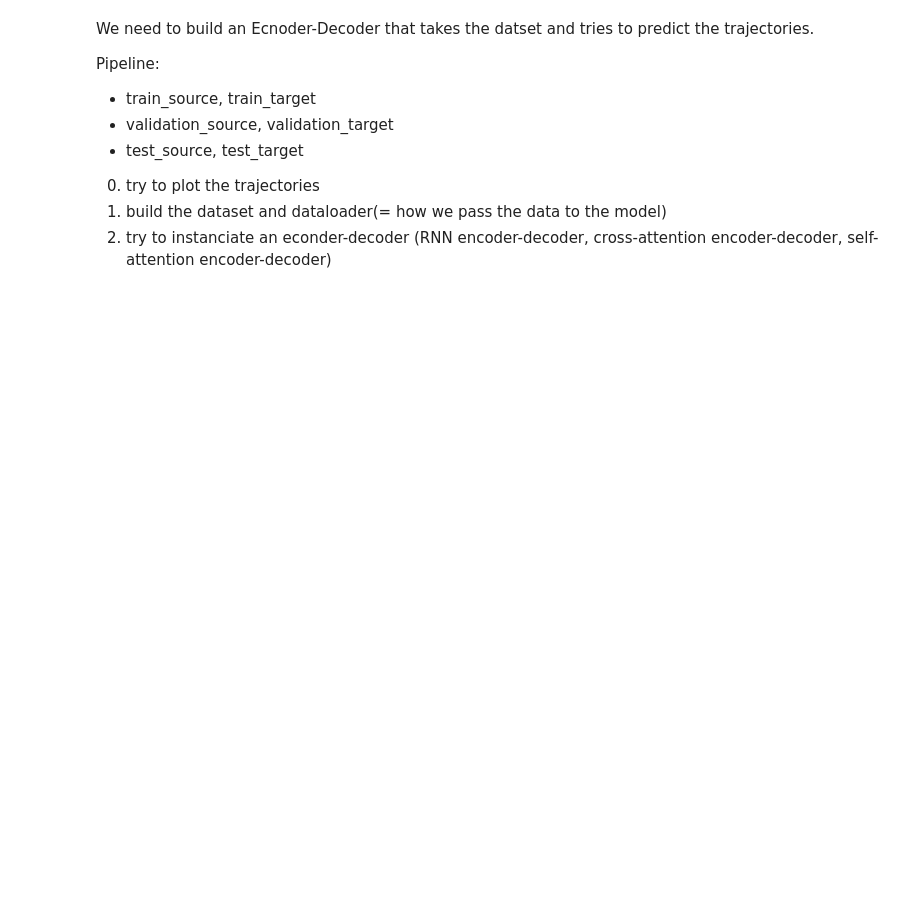
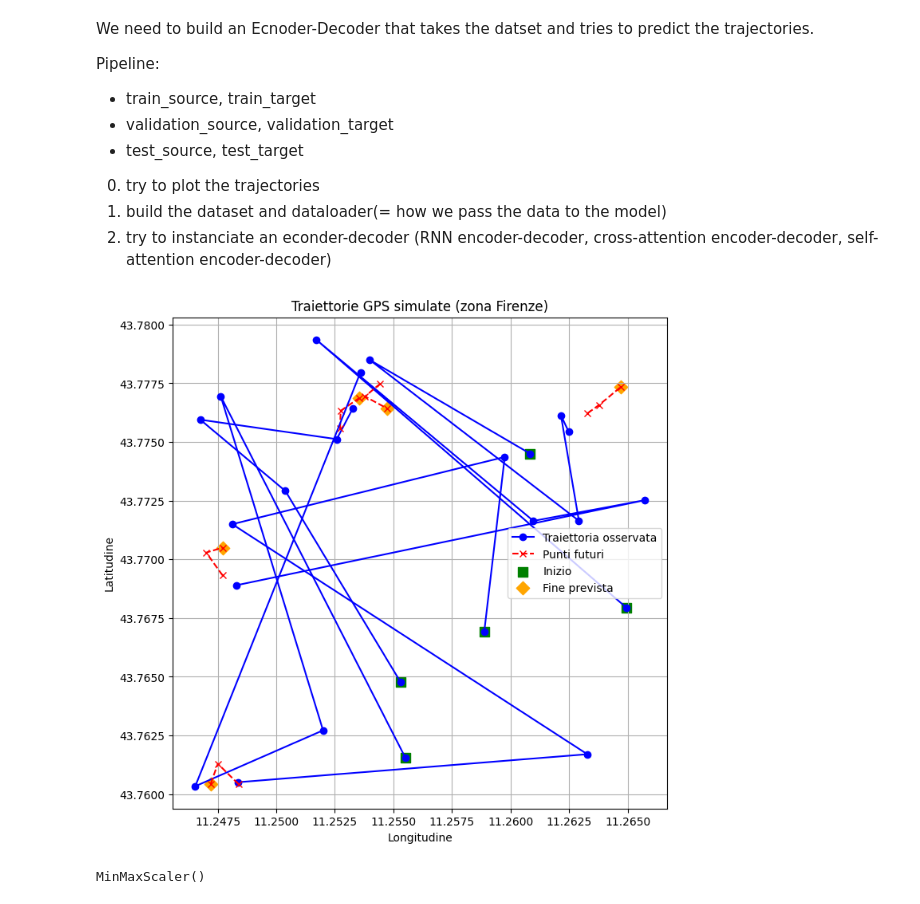
Before and after one commit to MatteoBollecchino/Corsi_Magistrale_SST, a Jupyter notebook: MLSA/AA20252026/notebooks/Lecture_5_Seq2Seq_with_Example.ipynb, the cells around one changed output. Cells and saved outputs as stored; diff of their text form; code cells hidden in the pictures; blank space fills up the shorter version.

```diff
--- a/MLSA/AA20252026/notebooks/Lecture_5_Seq2Seq_with_Example.ipynb
+++ b/MLSA/AA20252026/notebooks/Lecture_5_Seq2Seq_with_Example.ipynb
@@ -2193,3 +2195,43 @@ Pipeline:
 0) try to plot the trajectories
 1) build the dataset and dataloader(= how we pass the data to the model)
 2) try to instanciate an econder-decoder (RNN encoder-decoder, cross-attention encoder-decoder, self-attention encoder-decoder)
+# %%
+import numpy as np
+import matplotlib.pyplot as plt
+# Supponiamo di avere già i dati generati:
+# train_gps_sequences_with_time_np, train_gps_next_points_with_time_np
+# valid_gps_sequences_with_time_np, valid_gps_next_points_with_time_np
+# test_gps_sequences_with_time_np, test_gps_next_points_with_time_np
+
+def plot_gps_trajectories(sequences, next_points, num_to_plot=5):
+    """
+    Visualizza alcune traiettorie GPS con i rispettivi punti futuri.
+    """
+    plt.figure(figsize=(8, 8))
+    num_to_plot = min(num_to_plot, len(sequences))
+
+    for i in range(num_to_plot):
+        seq = sequences[i]
+        fut = next_points[i]
+
+        # Traiettoria osservata (input)
+        plt.plot(seq[:, 1], seq[:, 0], 'o-', color='blue', label='Traiettoria osservata' if i == 0 else "")
+
+        # Punti futuri (target)
+        plt.plot(fut[:, 1], fut[:, 0], 'x--', color='red', label='Punti futuri' if i == 0 else "")
+
+        # Indica inizio e fine
+        plt.scatter(seq[0, 1], seq[0, 0], color='green', marker='s', s=70, label='Inizio' if i == 0 else "")
+        plt.scatter(fut[-1, 1], fut[-1, 0], color='orange', marker='D', s=70, label='Fine prevista' if i == 0 else "")
+
+    plt.xlabel("Longitudine")
+    plt.ylabel("Latitudine")
+    plt.title("Traiettorie GPS simulate (zona Firenze)")
+    plt.legend()
+    plt.grid(True)
+    plt.show()
+
+# Esempio: plot di alcune traiettorie del dataset di training
+plot_gps_trajectories(train_gps_sequences_with_time_np, train_gps_next_points_with_time_np, num_to_plot=5)
+# %% [output]
+[figure, added]
@@ -2195,0 +2260,18 @@ Pipeline:
+# %%
+from sklearn.preprocessing import MinMaxScaler
+import numpy as np
+
+# Inizializza lo scaler per 3 feature: lat, lon, timestamp
+scaler = MinMaxScaler(feature_range=(0, 1))
+
+# Combina tutti i dati (train + valid + test) per scalare in modo coerente
+all_data = np.concatenate([
+    train_gps_sequences_with_time_np.reshape(-1, 3),
+    valid_gps_sequences_with_time_np.reshape(-1, 3),
+    test_gps_sequences_with_time_np.reshape(-1, 3)
+])
+
+# Fitta lo scaler sui dati di training
+scaler.fit(train_gps_sequences_with_time_np.reshape(-1, 3))
+# %% [output]
+MinMaxScaler()
```
Also changed, not shown: parts of 9 cells of this notebook.
